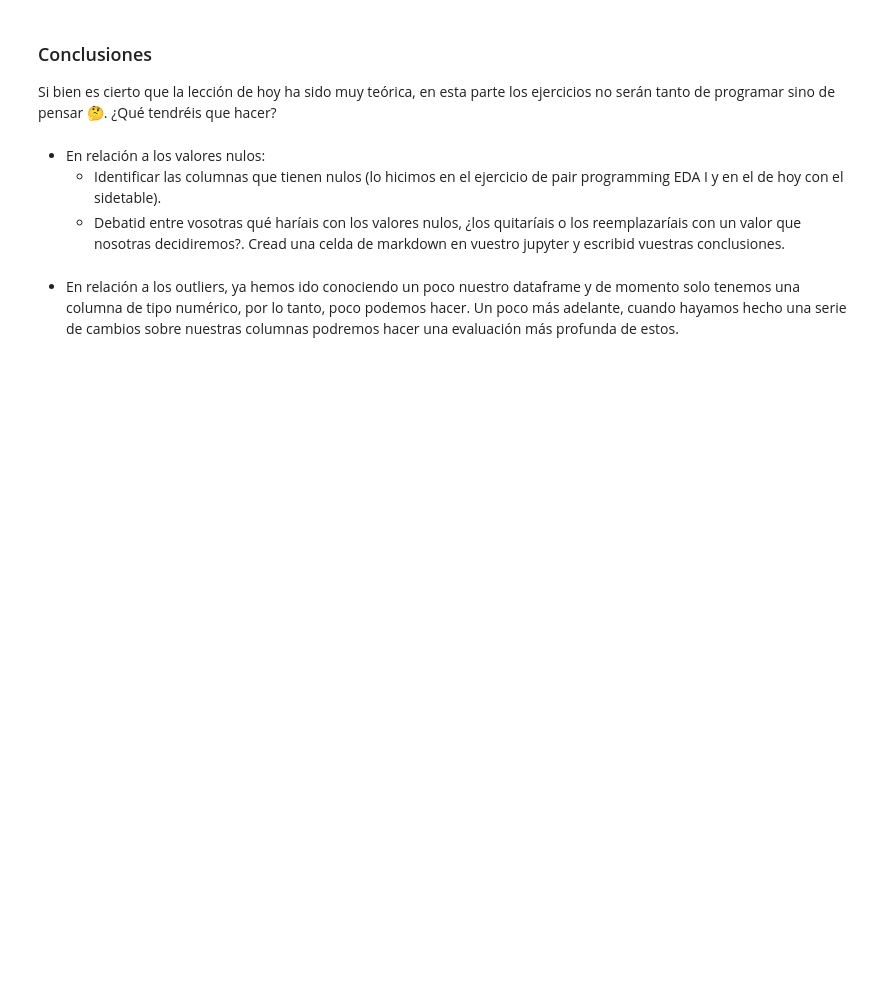
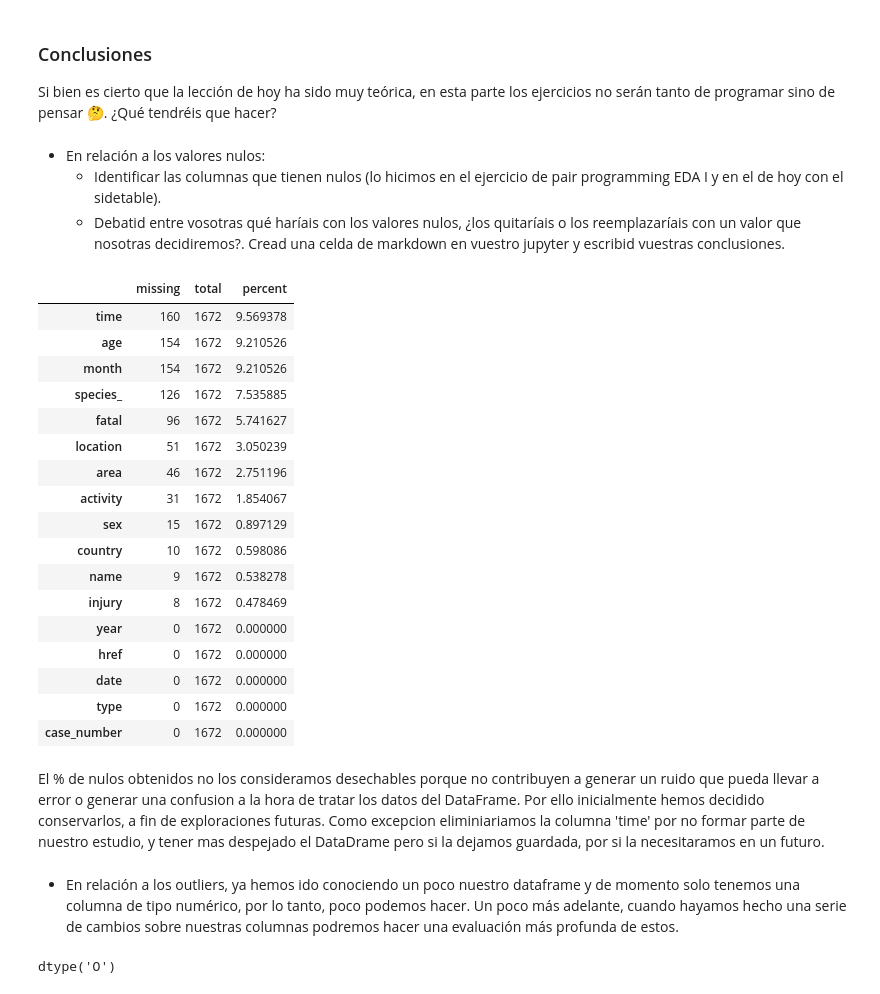
Before and after one commit to Jumblan/DA_promoC_modulo2_sprint3_JudithLola, a Jupyter notebook: EDA/pair-prog-EDAII.ipynb, the cells around one changed output. Drawn from its saved outputs; the diff is of its cells as text; code cells hidden in the pictures; blank space fills up the shorter version.

```diff
--- a/EDA/pair-prog-EDAII.ipynb
+++ b/EDA/pair-prog-EDAII.ipynb
@@ -45,5 +276,34 @@ Si bien es cierto que la lección de hoy ha sido muy teórica, en esta parte los
 - En relación a los valores nulos:
     - Identificar las columnas que tienen nulos (lo hicimos en el ejercicio de pair programming EDA I y en el de hoy con el sidetable).
     - Debatid entre vosotras qué haríais con los valores nulos, ¿los quitaríais o los reemplazaríais con un valor que nosotras decidiremos?. Cread una celda de markdown en vuestro jupyter y escribid vuestras conclusiones.
+# %%
+df.stb.missing()
+# %% [output]
+|  | missing | total | percent |
+| time | 160 | 1672 | 9.569378 |
+| age | 154 | 1672 | 9.210526 |
+| month | 154 | 1672 | 9.210526 |
+| species_ | 126 | 1672 | 7.535885 |
+| fatal | 96 | 1672 | 5.741627 |
+| location | 51 | 1672 | 3.050239 |
+| area | 46 | 1672 | 2.751196 |
+| activity | 31 | 1672 | 1.854067 |
+| sex | 15 | 1672 | 0.897129 |
+| country | 10 | 1672 | 0.598086 |
+| name | 9 | 1672 | 0.538278 |
+| injury | 8 | 1672 | 0.478469 |
+| year | 0 | 1672 | 0.000000 |
+| href | 0 | 1672 | 0.000000 |
+| date | 0 | 1672 | 0.000000 |
+| type | 0 | 1672 | 0.000000 |
+| case_number | 0 | 1672 | 0.000000 |
+# %% [markdown]
+El % de nulos obtenidos no los consideramos desechables porque no contribuyen a generar un ruido que pueda llevar a error o generar una confusion a la hora de tratar los datos del DataFrame.
+Por ello inicialmente hemos decidido conservarlos, a fin de exploraciones futuras.
+Como excepcion eliminiariamos la columna 'time' por no formar parte de nuestro estudio, y tener mas despejado el DataDrame pero si la dejamos guardada, por si la necesitaramos en un futuro.
 # %% [markdown]
 - En relación a los outliers, ya hemos ido conociendo un poco nuestro dataframe y de momento solo tenemos una columna de tipo numérico, por lo tanto, poco podemos hacer. Un poco más adelante, cuando hayamos hecho una serie de cambios sobre nuestras columnas podremos hacer una evaluación más profunda de estos.
+# %%
+df['age'].dtypes
+# %% [output]
+dtype('O')
```
Also changed, not shown: parts of 25 cells of this notebook.
